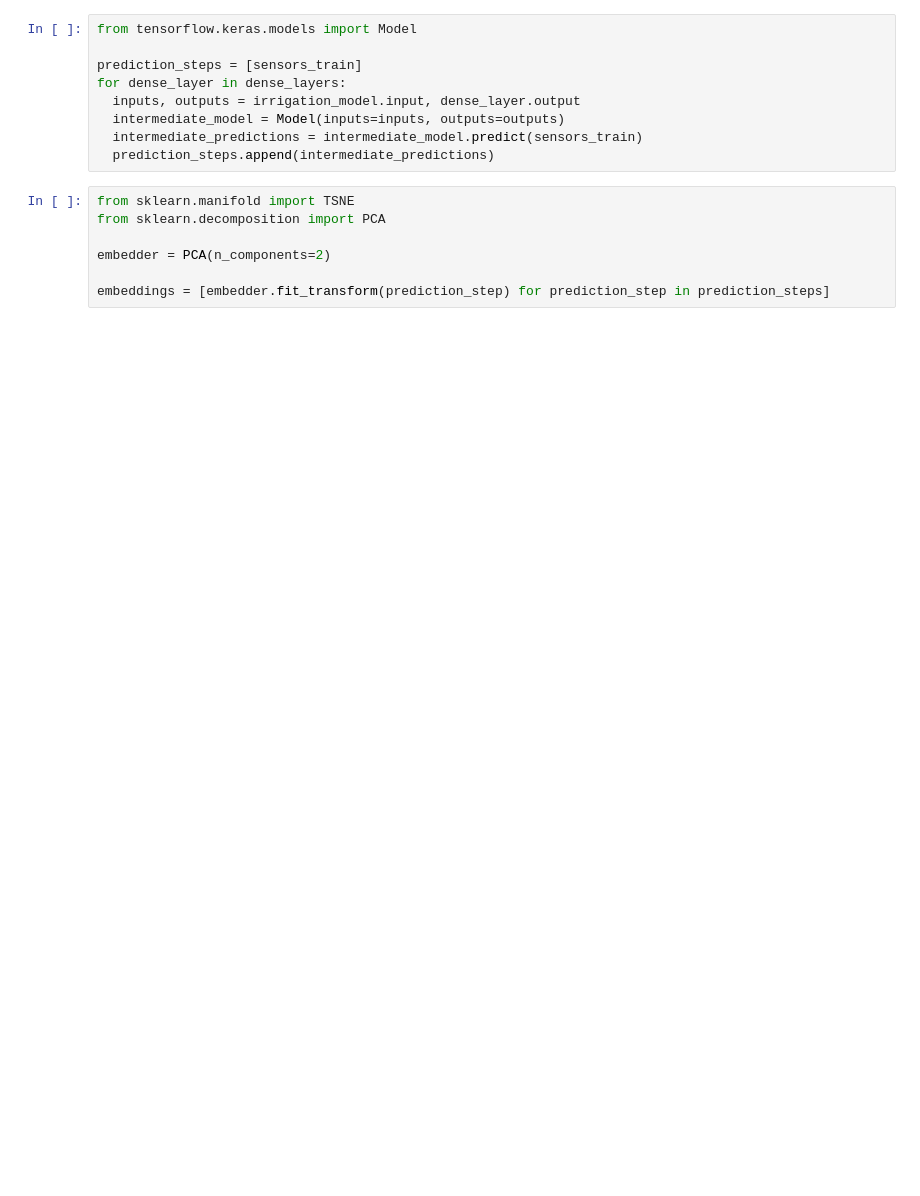
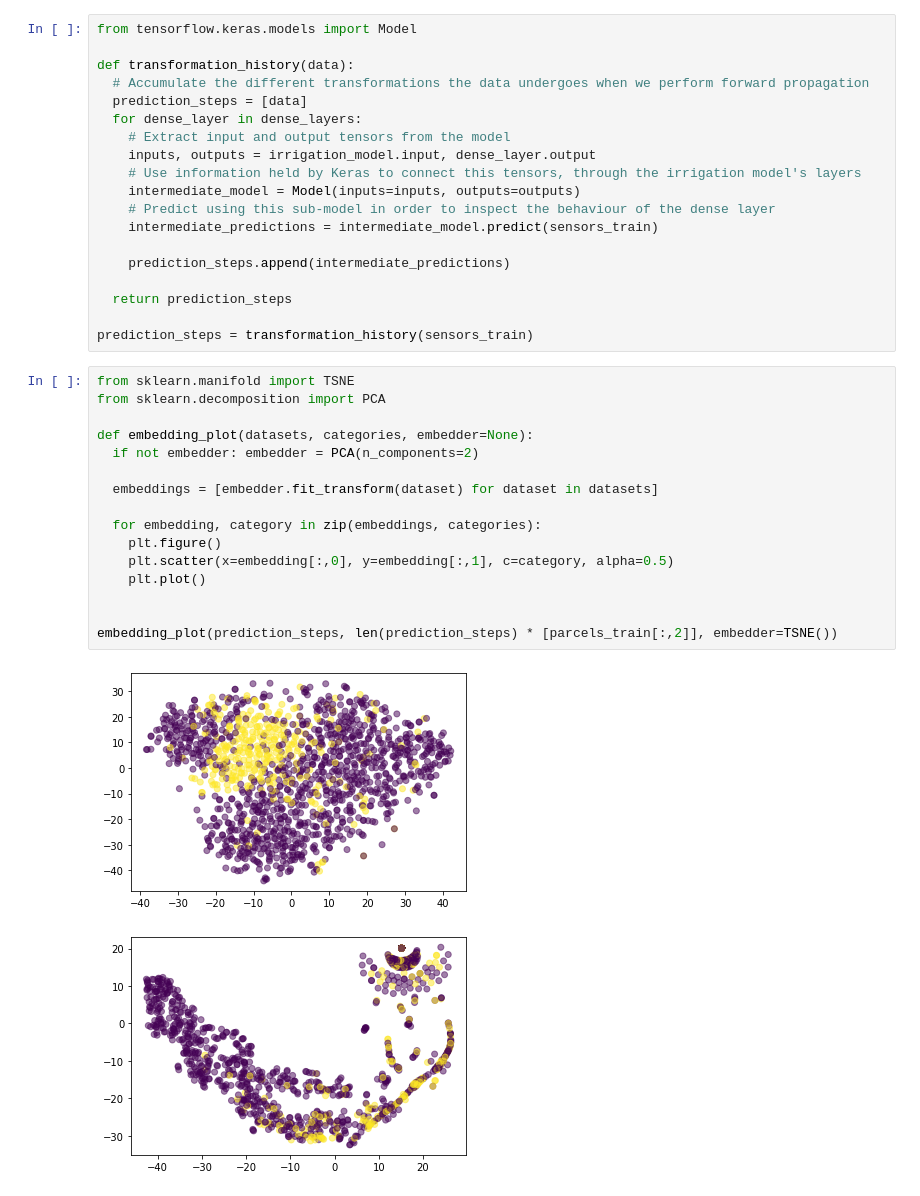
Before and after one commit to PabloBrianese/introduction-to-deep-learning, a Jupyter notebook: introduction-to-deep-learning-with-keras/chapter4.ipynb, the cells around one changed output. Drawn from its saved outputs; the diff is of its cells as text; blank space fills up the shorter version.

```diff
--- a/introduction-to-deep-learning-with-keras/chapter4.ipynb
+++ b/introduction-to-deep-learning-with-keras/chapter4.ipynb
@@ -173,16 +61,38 @@ dense_layers = [layer for layer in irrigation_model.layers if type(layer) == Den
 # %%
 from tensorflow.keras.models import Model
 
-prediction_steps = [sensors_train]
-for dense_layer in dense_layers:
-  inputs, outputs = irrigation_model.input, dense_layer.output
-  intermediate_model = Model(inputs=inputs, outputs=outputs)
-  intermediate_predictions = intermediate_model.predict(sensors_train)
-  prediction_steps.append(intermediate_predictions)
+def transformation_history(data):
+  # Accumulate the different transformations the data undergoes when we perform forward propagation
+  prediction_steps = [data]
+  for dense_layer in dense_layers:
+    # Extract input and output tensors from the model
+    inputs, outputs = irrigation_model.input, dense_layer.output
+    # Use information held by Keras to connect this tensors, through the irrigation model's layers
+    intermediate_model = Model(inputs=inputs, outputs=outputs)
+    # Predict using this sub-model in order to inspect the behaviour of the dense layer
+    intermediate_predictions = intermediate_model.predict(sensors_train)
+
+    prediction_steps.append(intermediate_predictions)
+
+  return prediction_steps
+
+prediction_steps = transformation_history(sensors_train)
 # %%
 from sklearn.manifold import TSNE
 from sklearn.decomposition import PCA
 
-embedder = PCA(n_components=2)
+def embedding_plot(datasets, categories, embedder=None):
+  if not embedder: embedder = PCA(n_components=2)
 
-embeddings = [embedder.fit_transform(prediction_step) for prediction_step in prediction_steps]
+  embeddings = [embedder.fit_transform(dataset) for dataset in datasets]
+
+  for embedding, category in zip(embeddings, categories):
+    plt.figure()
+    plt.scatter(x=embedding[:,0], y=embedding[:,1], c=category, alpha=0.5)
+    plt.plot()
+
+
+embedding_plot(prediction_steps, len(prediction_steps) * [parcels_train[:,2]], embedder=TSNE())
+# %% [output]
+[figure, added]
+[figure, added]
```
Also changed, not shown: parts of 15 cells of this notebook.
